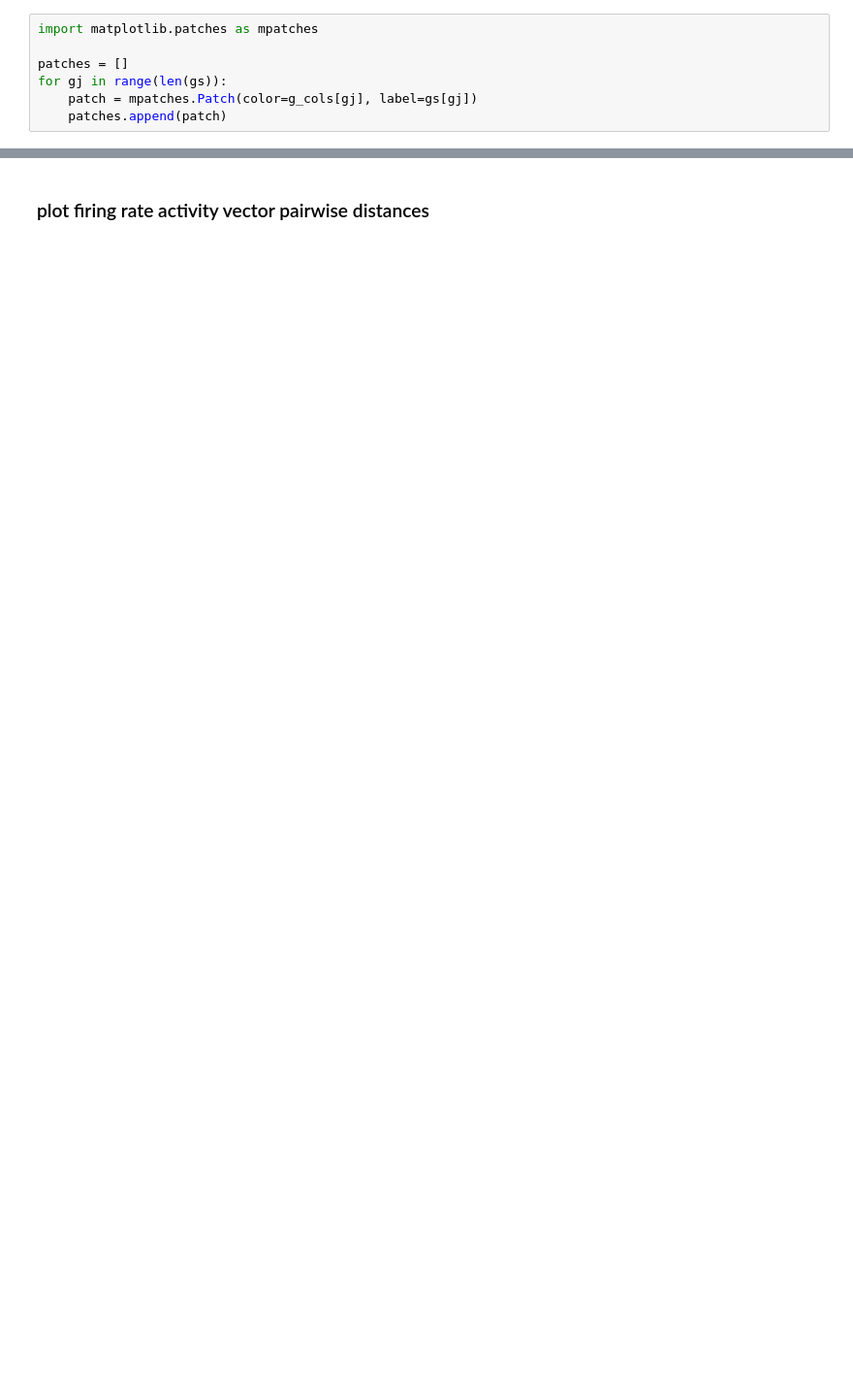
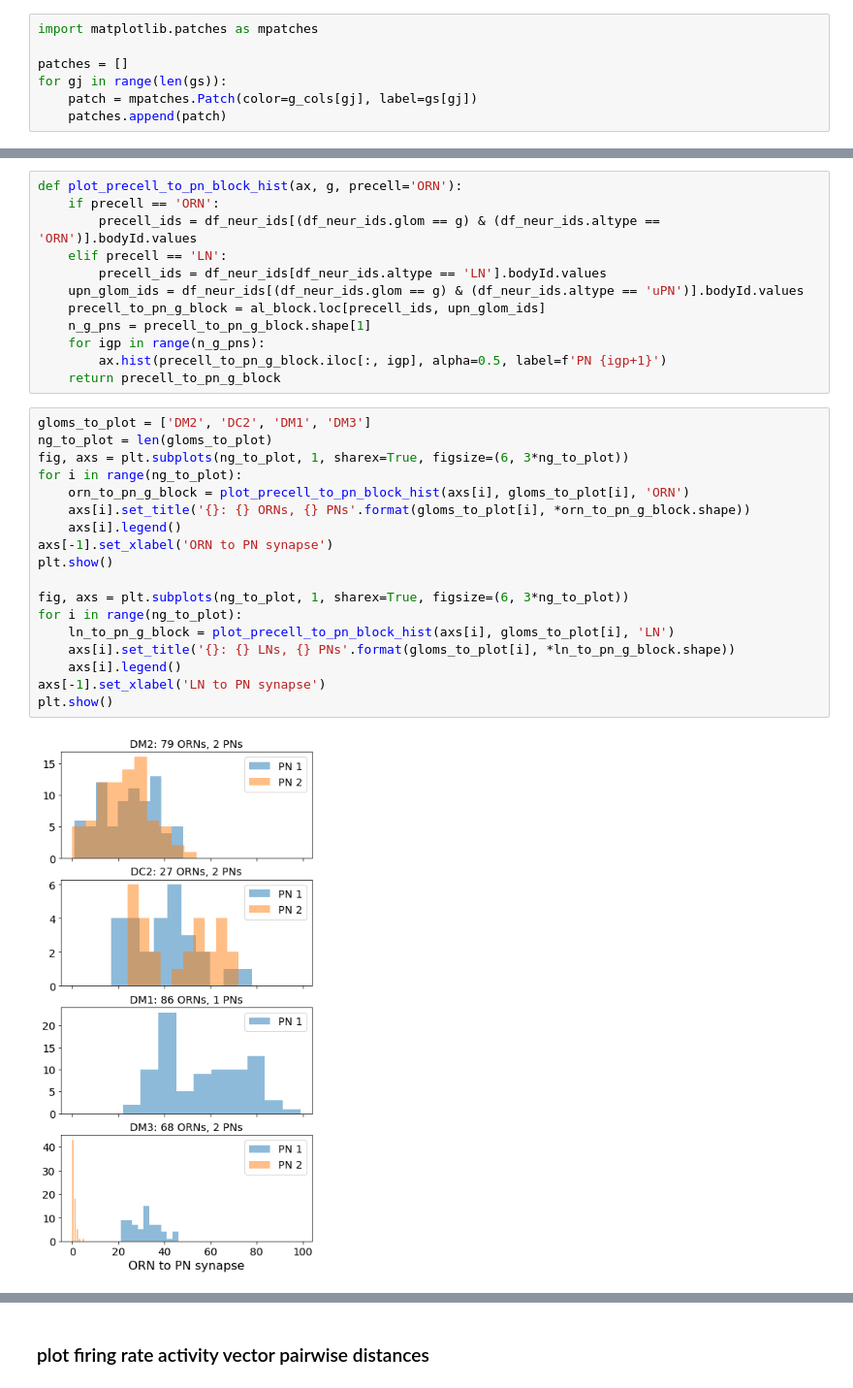
Before and after one commit to dlavrent/ALVariability, a Jupyter notebook: analysis/analyze_vars_resampling_ORNs_LNs_PNs.ipynb, the cells around one changed output, grey strips where cells are left out. Shown: that part at 97% size. Saved outputs shown, nothing was run; the diff lists cells and outputs as text; blank space fills up the shorter version.

```diff
--- a/analysis/analyze_vars_resampling_ORNs_LNs_PNs.ipynb
+++ b/analysis/analyze_vars_resampling_ORNs_LNs_PNs.ipynb
@@ -606,0 +618,32 @@ plt.show()
+# %%
+def plot_precell_to_pn_block_hist(ax, g, precell='ORN'):
+    if precell == 'ORN':
+        precell_ids = df_neur_ids[(df_neur_ids.glom == g) & (df_neur_ids.altype == 'ORN')].bodyId.values
+    elif precell == 'LN':
+        precell_ids = df_neur_ids[df_neur_ids.altype == 'LN'].bodyId.values
+    upn_glom_ids = df_neur_ids[(df_neur_ids.glom == g) & (df_neur_ids.altype == 'uPN')].bodyId.values
+    precell_to_pn_g_block = al_block.loc[precell_ids, upn_glom_ids]
+    n_g_pns = precell_to_pn_g_block.shape[1]
+    for igp in range(n_g_pns):
+        ax.hist(precell_to_pn_g_block.iloc[:, igp], alpha=0.5, label=f'PN {igp+1}')
+    return precell_to_pn_g_block
+# %%
+gloms_to_plot = ['DM2', 'DC2', 'DM1', 'DM3']
+ng_to_plot = len(gloms_to_plot)
+fig, axs = plt.subplots(ng_to_plot, 1, sharex=True, figsize=(6, 3*ng_to_plot))
+for i in range(ng_to_plot):
+    orn_to_pn_g_block = plot_precell_to_pn_block_hist(axs[i], gloms_to_plot[i], 'ORN')
+    axs[i].set_title('{}: {} ORNs, {} PNs'.format(gloms_to_plot[i], *orn_to_pn_g_block.shape))
+    axs[i].legend()
+axs[-1].set_xlabel('ORN to PN synapse')
+plt.show()
+
+fig, axs = plt.subplots(ng_to_plot, 1, sharex=True, figsize=(6, 3*ng_to_plot))
+for i in range(ng_to_plot):
+    ln_to_pn_g_block = plot_precell_to_pn_block_hist(axs[i], gloms_to_plot[i], 'LN')
+    axs[i].set_title('{}: {} LNs, {} PNs'.format(gloms_to_plot[i], *ln_to_pn_g_block.shape))
+    axs[i].legend()
+axs[-1].set_xlabel('LN to PN synapse')
+plt.show()
+# %% [output]
+[figure, added]
```
Also changed, not shown: parts of 28 cells of this notebook, 6 other files.
